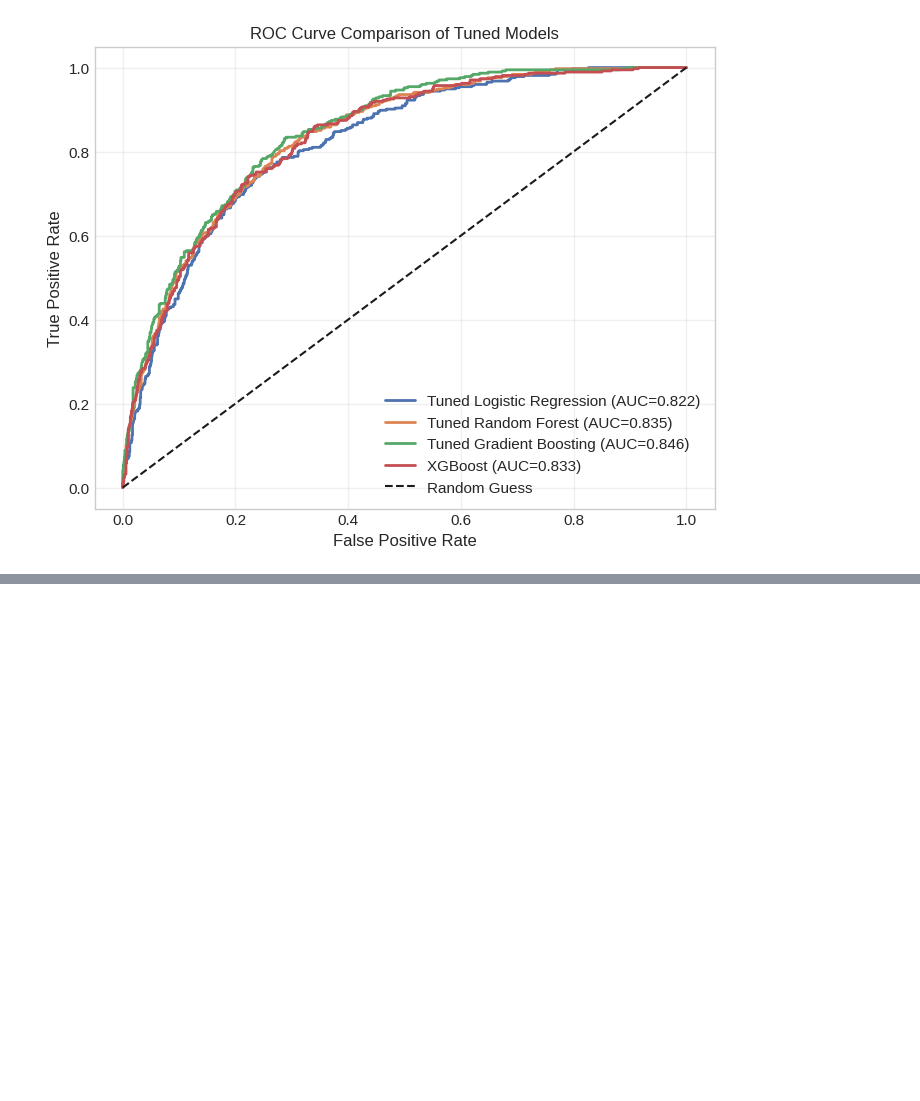
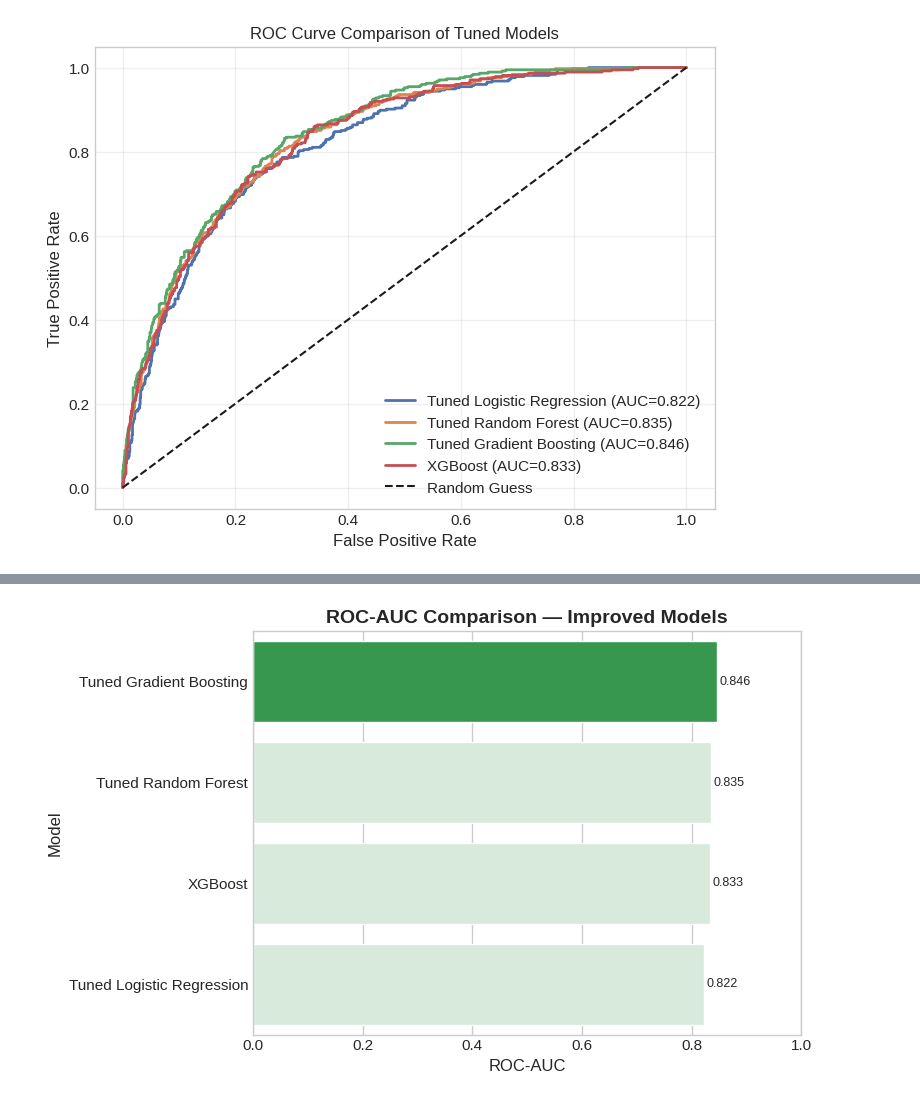
Before and after one commit to aashish000000/aashish000000, a Jupyter notebook: project.ipynb, the cells around one changed output, grey strips where cells are left out. Cells and saved outputs as stored; diff of their text form; code cells hidden in the pictures; blank space fills up the shorter version.

```diff
--- a/project.ipynb
+++ b/project.ipynb
@@ -736,0 +890,25 @@ plt.show()
+# %%
+# =============================================
+# ROC-AUC Bar Chart: Improved Models
+# =============================================
+best_idx = improved_df["ROC-AUC"].idxmax()
+colors = ["#d4edda"] * len(improved_df)
+colors[best_idx] = "#28a745"
+
+plt.figure(figsize=(8, 5))
+sns.barplot(
+    data=improved_df,
+    x="ROC-AUC",
+    y="Model",
+    hue="Model",
+    palette=colors,
+    legend=False
+)
+plt.title("ROC-AUC Comparison — Improved Models", fontsize=14, fontweight="bold")
+plt.xlim(0, 1)
+for i, v in enumerate(improved_df["ROC-AUC"]):
+    plt.text(v + 0.005, i, f"{v:.3f}", va="center", fontsize=9)
+plt.tight_layout()
+plt.show()
+# %% [output]
+[figure, added]
```
Also changed, not shown: parts of 19 cells of this notebook.
